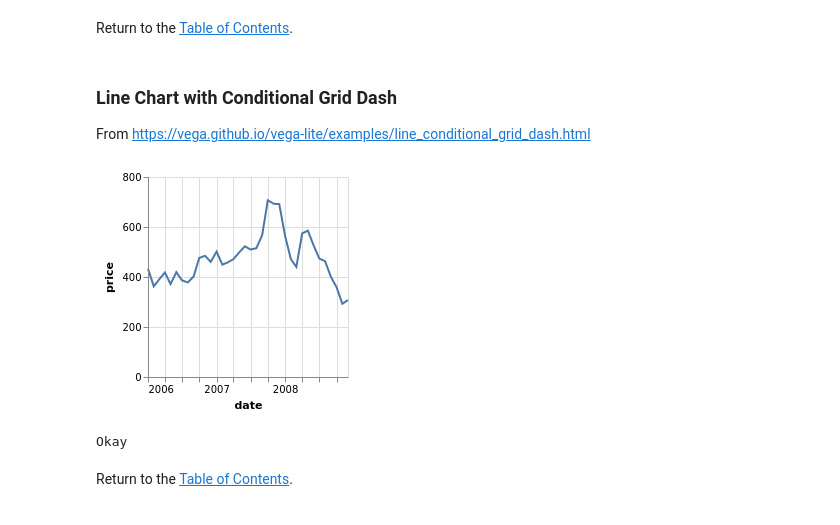
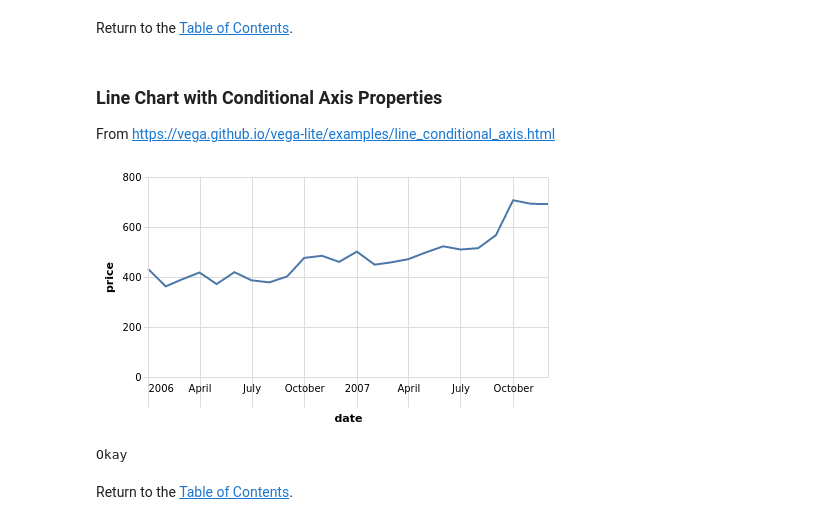
Before and after one commit to DougBurke/hvega, a Jupyter notebook: notebooks/VegaLiteGallery-SingleViewPlots.ipynb, the cells around one changed output. Saved outputs shown, nothing was run; the diff lists cells and outputs as text; code cells hidden in the pictures.

Commit message:
Notebooks - check up to date with the VL examples
Add an example, tweak one (to add new functionality as the example
was updated), and a few minor link updates in the section headers.

```diff
--- a/notebooks/VegaLiteGallery-SingleViewPlots.ipynb
+++ b/notebooks/VegaLiteGallery-SingleViewPlots.ipynb
@@ -3351,7 +3350,7 @@ Okay
 # %% [markdown]
 Return to the [Table of Contents](#Table-of-Contents).
 # %% [markdown]
-### Line Chart with Conditional Grid Dash
+### Line Chart with Conditional Axis Properties
 
-From https://vega.github.io/vega-lite/examples/line_conditional_grid_dash.html
+From https://vega.github.io/vega-lite/examples/line_conditional_axis.html
 # %%
@@ -3386,38 +3398,57 @@ lineConditionalGridDashSpec = [aesonQQ|
 # %%
 import Data.Function ((&))
 
-lineConditionalGridDash =
-    let desc = description "Line chart with conditional grid dash."
+lineConditionalAxis =
+    let desc = description "Line chart with conditional axis ticks, labels, and grid."
         dvals = dataFromUrl "data/stocks.csv" []
 
-        trange = FRange "date" (NumberRange 2006 2008)
+        trange = FRange "date" (NumberRange 2006 2007)
                  & FilterOpTrans (MTimeUnit Year)
                  & FCompose
         trans = transform
                   . filter (FExpr "datum.symbol==='GOOG'")
                   . filter trange
 
         markOpts = mark Line []
 
-        isYear = FEqual "value" (DateTime [DTMonthNum 1, DTDate 1])
-                 & FilterOpTrans (MTimeUnit MonthDate)
+        labelExpr = "[timeFormat(datum.value, '%b'), timeFormat(datum.value, '%m') == '01' ? timeFormat(datum.value, '%Y') : '']"
 
-        xOpts = [ AxTickCount 20
-                , AxDataCondition isYear (CAxGridDash [1, 0] [2, 2])
+        isYear = FEqual "value" (Number 1)
+                 & FilterOpTrans (MTimeUnit Month)
+
+        xOpts = [ AxTickCount 8
+                , AxLabelAlign AlignLeft
+                , AxLabelExpr labelExpr
+                , AxLabelOffset 4
+                , AxLabelPadding (-24)
+                , AxTickSize 30
+                , AxDataCondition isYear (CAxGridDash [] [2, 2])
+                , AxDataCondition isYear (CAxTickDash [] [2, 2])
                 ]
         enc = encoding
                 . position X [PName "date", PmType Temporal, PAxis xOpts]
                 . position Y [PName "price", PmType Quantitative]
 
-    in toVegaLite [dvals, desc, trans [], markOpts, enc []]
+        col = "#ddd"
+        conf = configure
+               . configuration (Axis [DomainColor col, TickColor col])
 
-vlShow lineConditionalGridDash
+    in toVegaLite [ dvals
+                  , desc
+                  , trans []
+                  , width 400
+                  , markOpts
+                  , enc []
+                  , conf []
+                  ]
+
+vlShow lineConditionalAxis
 # %% [output]
-[figure, old version]
+[figure, new version]
-# %%
-validate lineConditionalGridDashSpec lineConditionalGridDash
-# %% [output]
-Okay
+# %%
+validate lineConditionalAxisSpec lineConditionalAxis
+# %% [output]
+Okay
 # %% [markdown]
 Return to the [Table of Contents](#Table-of-Contents).
 # %% [markdown]
```
Also changed, not shown: parts of 4 cells of this notebook, 2 other files.
